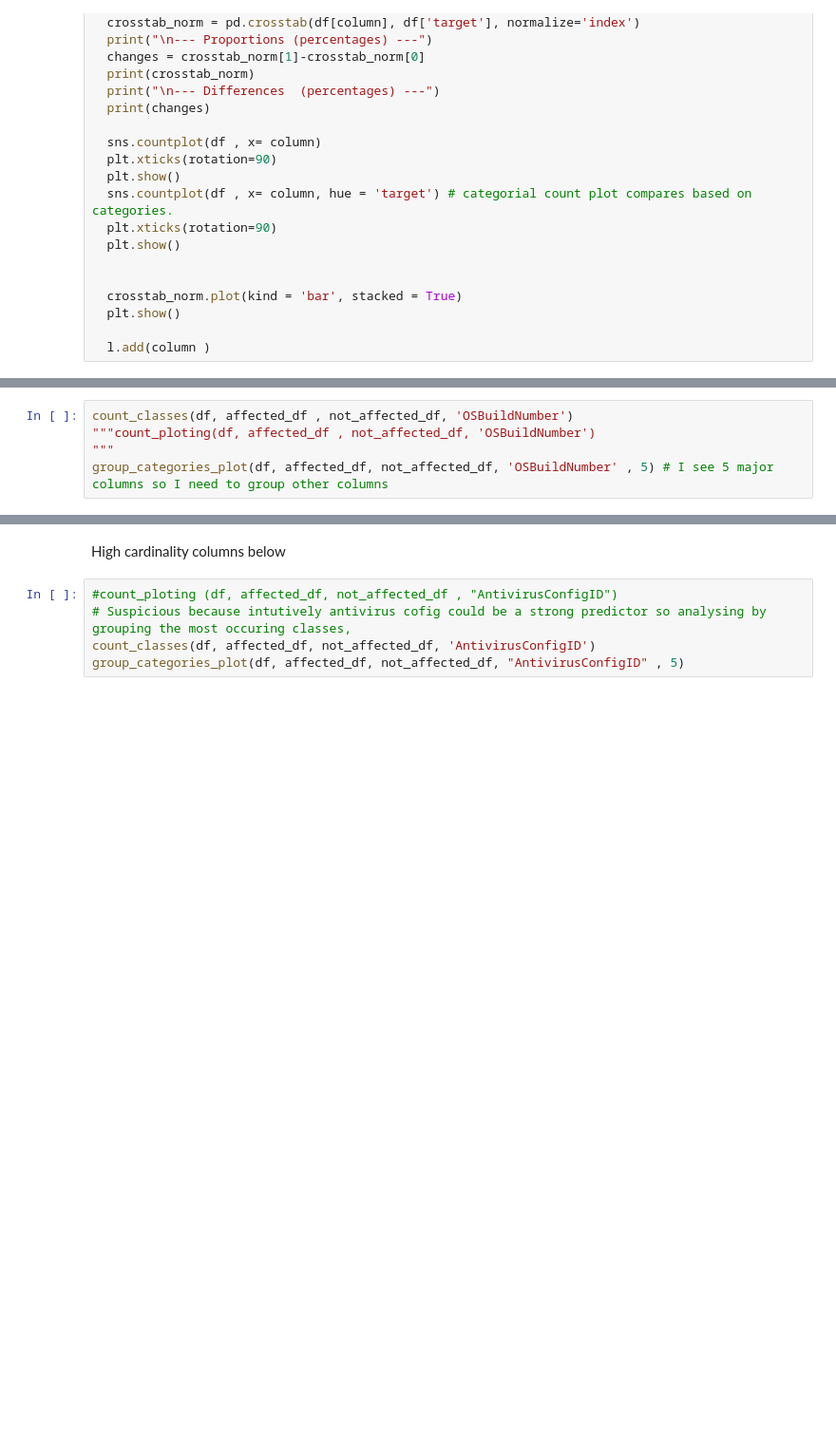
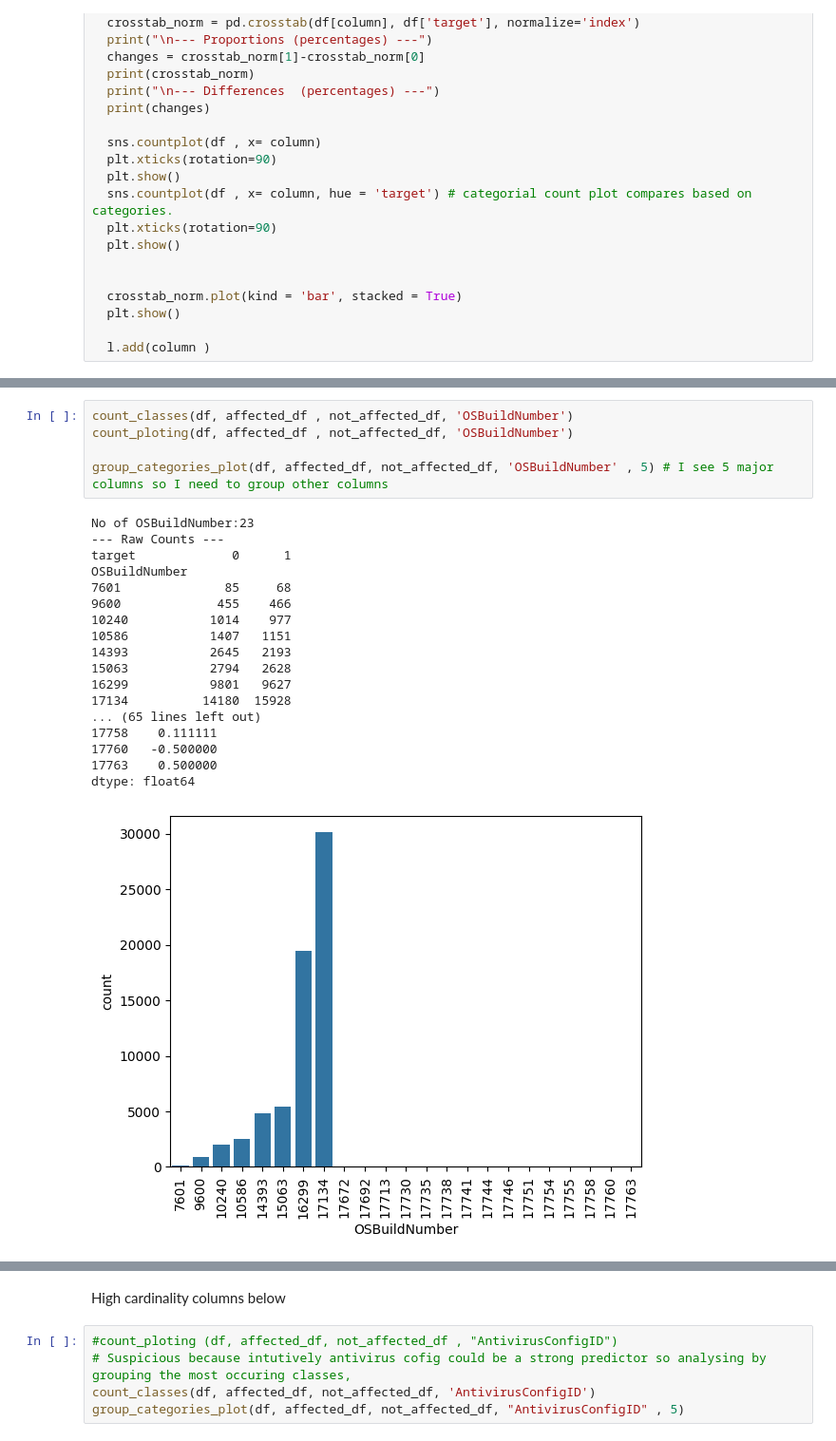
Before and after one commit to KavinKishoreI/System-Threat-Detector-, a Jupyter notebook: src/system_threat_prediction.ipynb, the cells around one changed output, grey strips where cells are left out. Shown at 95% size. Drawn from its saved outputs; the diff is of its cells as text; blank space fills up the shorter version.

```diff
--- a/src/system_threat_prediction.ipynb
+++ b/src/system_threat_prediction.ipynb
@@ -129,5 +299,24 @@ group_categories_plot(df, affected_df, not_affected_df,'OSEdition' , 100) # I se
 # %%
 count_classes(df, affected_df , not_affected_df, 'OSBuildNumber')
-"""count_ploting(df, affected_df , not_affected_df, 'OSBuildNumber')
-"""
+count_ploting(df, affected_df , not_affected_df, 'OSBuildNumber')
+
 group_categories_plot(df, affected_df, not_affected_df, 'OSBuildNumber' , 5) # I see 5 major columns so I need to group other columns
+# %% [output]
+No of OSBuildNumber:23
+--- Raw Counts ---
+target             0      1
+OSBuildNumber
+7601              85     68
+9600             455    466
+10240           1014    977
+10586           1407   1151
+14393           2645   2193
+15063           2794   2628
+16299           9801   9627
+17134          14180  15928
+... (65 lines left out)
+17758    0.111111
+17760   -0.500000
+17763    0.500000
+dtype: float64
+[figure, added]
```
Also changed, not shown: parts of 26 cells of this notebook, 3 other files.
